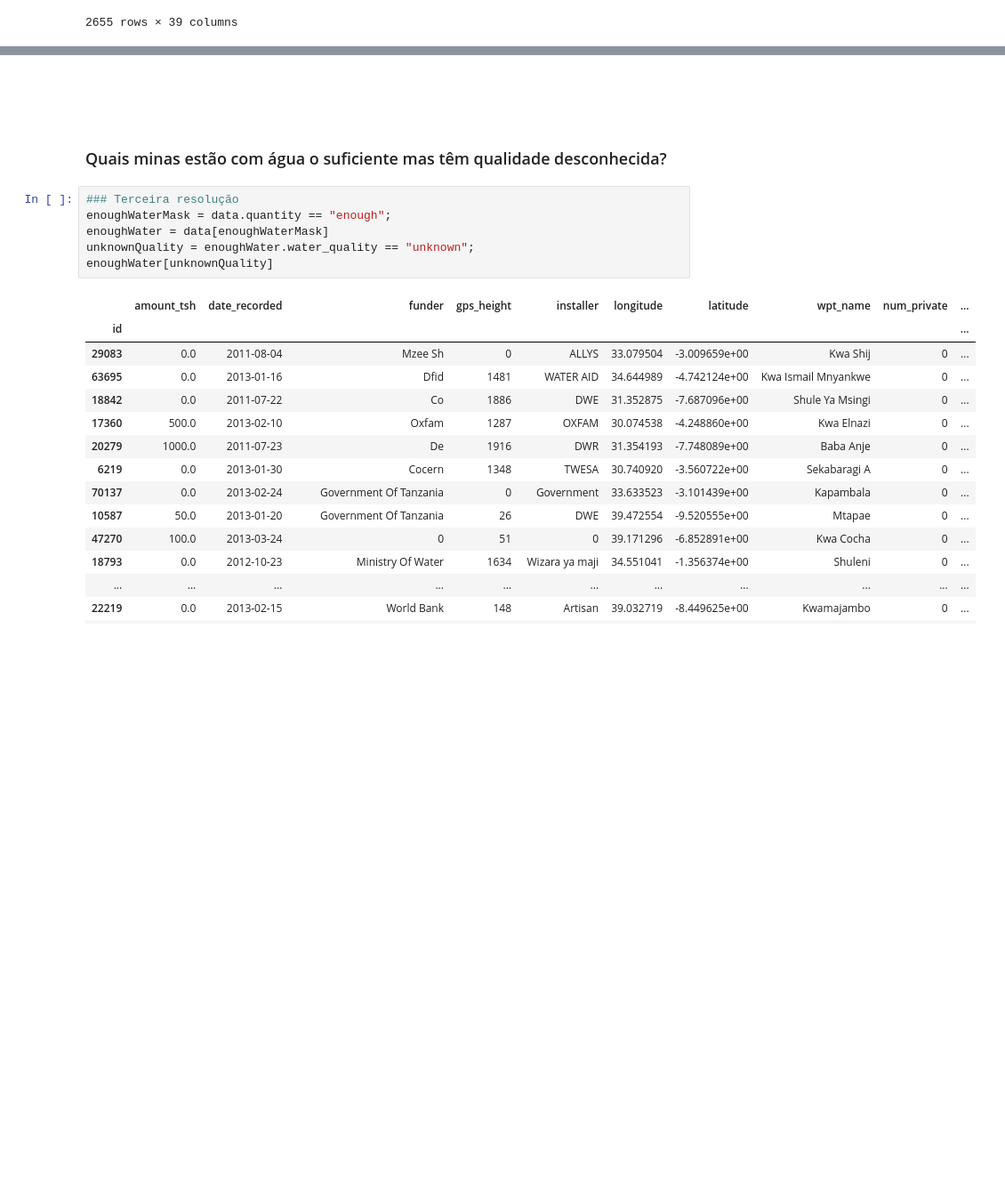
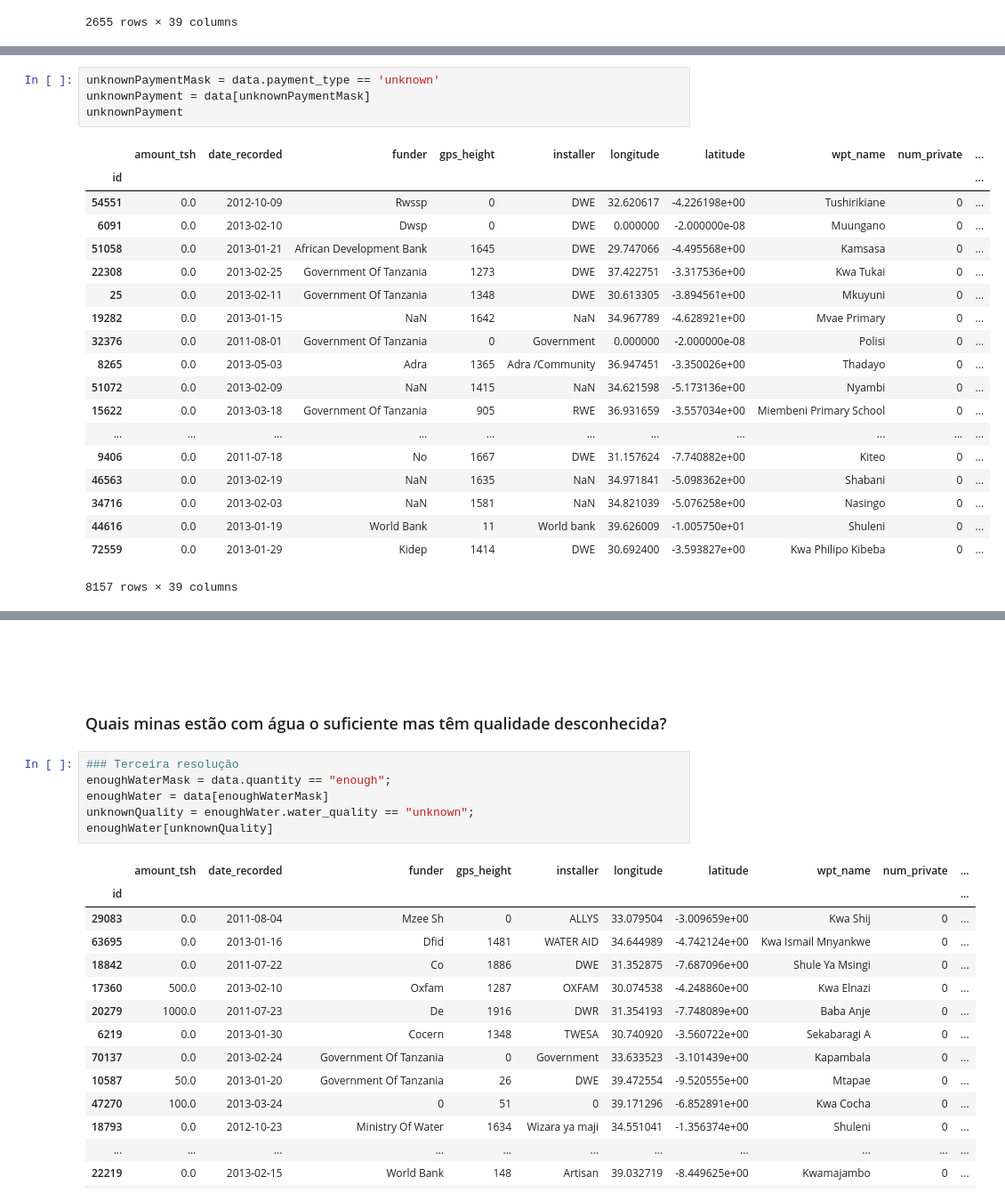
Before and after one commit to azabraao/IA-avaliacao-01, a Jupyter notebook: water-table.ipynb, the cells around one changed output, grey strips where cells are left out. Shown: that part at 89% size. Saved outputs shown, nothing was run; the diff lists cells and outputs as text; blank space fills up the shorter version.

```diff
--- a/water-table.ipynb
+++ b/water-table.ipynb
@@ -163,0 +244,24 @@ dryWaterPayment[wtSourceMask]
+# %%
+unknownPaymentMask = data.payment_type == 'unknown'
+unknownPayment = data[unknownPaymentMask]
+unknownPayment
+# %% [output]
+|  | amount_tsh | date_recorded | funder | gps_height | installer | longitude | latitude | wpt_name | num_private | ... |
+| id |  |  |  |  |  |  |  |  |  | ... |
+| 54551 | 0.0 | 2012-10-09 | Rwssp | 0 | DWE | 32.620617 | -4.226198e+00 | Tushirikiane | 0 | ... |
+| 6091 | 0.0 | 2013-02-10 | Dwsp | 0 | DWE | 0.000000 | -2.000000e-08 | Muungano | 0 | ... |
+| 51058 | 0.0 | 2013-01-21 | African Development Bank | 1645 | DWE | 29.747066 | -4.495568e+00 | Kamsasa | 0 | ... |
+| 22308 | 0.0 | 2013-02-25 | Government Of Tanzania | 1273 | DWE | 37.422751 | -3.317536e+00 | Kwa Tukai | 0 | ... |
+| 25 | 0.0 | 2013-02-11 | Government Of Tanzania | 1348 | DWE | 30.613305 | -3.894561e+00 | Mkuyuni | 0 | ... |
+| 19282 | 0.0 | 2013-01-15 | NaN | 1642 | NaN | 34.967789 | -4.628921e+00 | Mvae Primary | 0 | ... |
+| 32376 | 0.0 | 2011-08-01 | Government Of Tanzania | 0 | Government | 0.000000 | -2.000000e-08 | Polisi | 0 | ... |
+| 8265 | 0.0 | 2013-05-03 | Adra | 1365 | Adra /Community | 36.947451 | -3.350026e+00 | Thadayo | 0 | ... |
+| 51072 | 0.0 | 2013-02-09 | NaN | 1415 | NaN | 34.621598 | -5.173136e+00 | Nyambi | 0 | ... |
+| 15622 | 0.0 | 2013-03-18 | Government Of Tanzania | 905 | RWE | 36.931659 | -3.557034e+00 | Miembeni Primary School | 0 | ... |
+| ... | ... | ... | ... | ... | ... | ... | ... | ... | ... | ... |
+| 9406 | 0.0 | 2011-07-18 | No | 1667 | DWE | 31.157624 | -7.740882e+00 | Kiteo | 0 | ... |
+| 46563 | 0.0 | 2013-02-19 | NaN | 1635 | NaN | 34.971841 | -5.098362e+00 | Shabani | 0 | ... |
+| 34716 | 0.0 | 2013-02-03 | NaN | 1581 | NaN | 34.821039 | -5.076258e+00 | Nasingo | 0 | ... |
+| 44616 | 0.0 | 2013-01-19 | World Bank | 11 | World bank | 39.626009 | -1.005750e+01 | Shuleni | 0 | ... |
+| 72559 | 0.0 | 2013-01-29 | Kidep | 1414 | DWE | 30.692400 | -3.593827e+00 | Kwa Philipo Kibeba | 0 | ... |
+8157 rows × 39 columns
```
Also changed, not shown: parts of 16 cells of this notebook.
